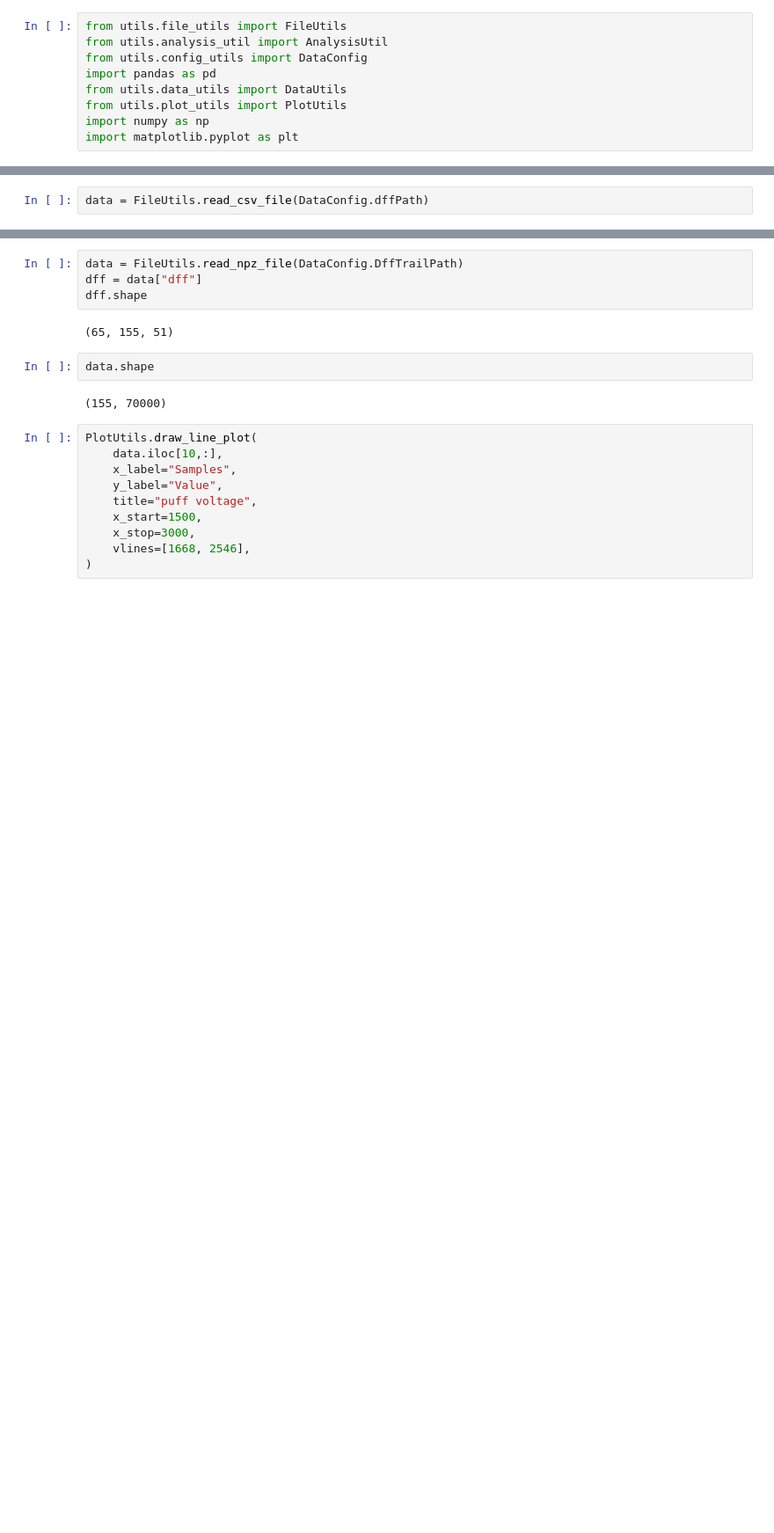
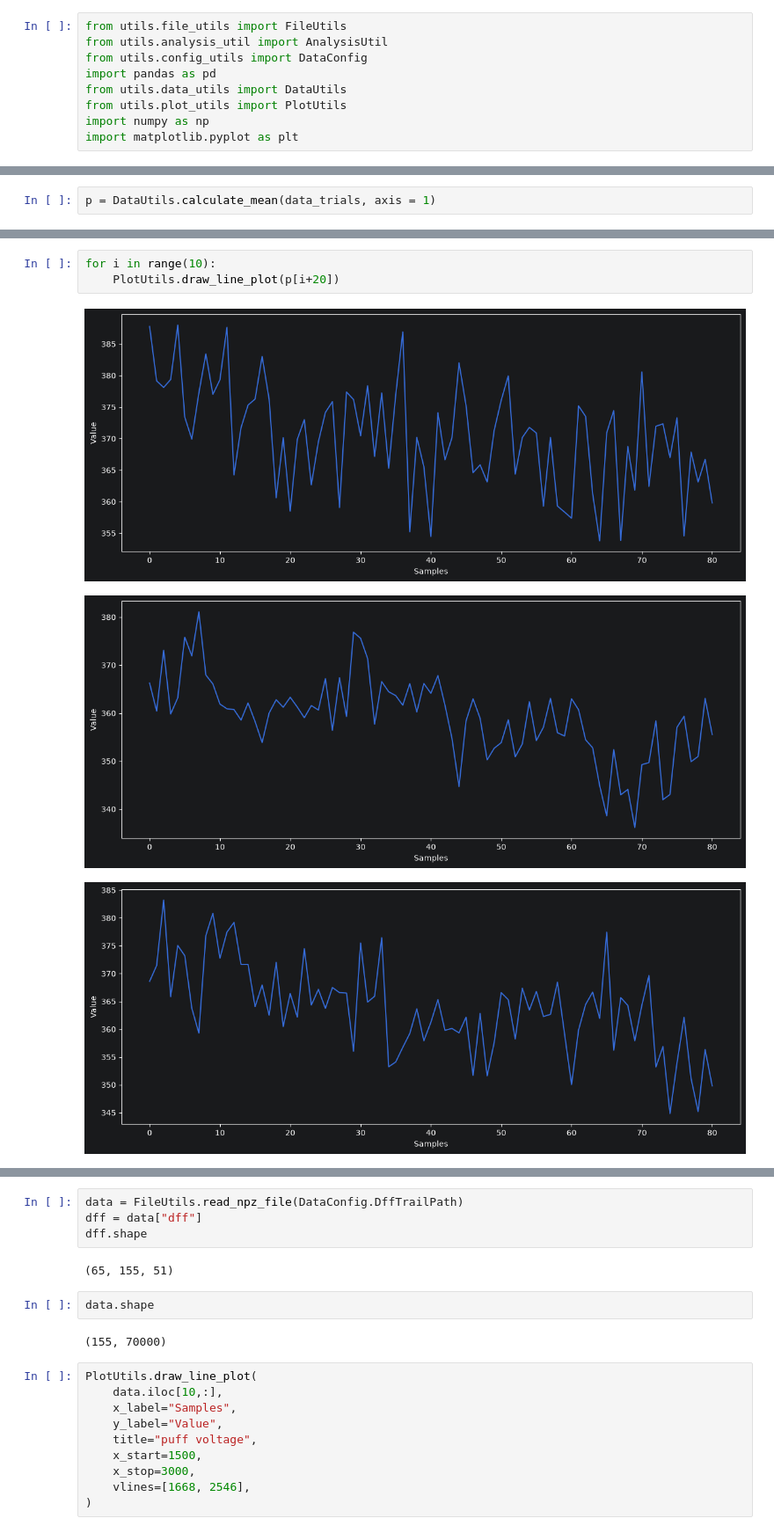
Before and after one commit to Yuchang09/DataAlign, a Jupyter notebook: scrach_space.ipynb, the cells around one changed output, grey strips where cells are left out. Shown at 88% size. Saved outputs shown, nothing was run; the diff lists cells and outputs as text; blank space fills up the shorter version.

```diff
--- a/scrach_space.ipynb
+++ b/scrach_space.ipynb
@@ -9,0 +65,2 @@ import matplotlib.pyplot as plt
+# %%
+p = DataUtils.calculate_mean(data_trials, axis = 1)
@@ -10,2 +77,7 @@ import matplotlib.pyplot as plt
 # %%
-data = FileUtils.read_csv_file(DataConfig.dffPath)
+for i in range(10):
+    PlotUtils.draw_line_plot(p[i+20])
+# %% [output]
+[figure, added]
+[figure, added]
+[figure, added]
```
Also changed, not shown: parts of 18 cells of this notebook, 6 other files.
